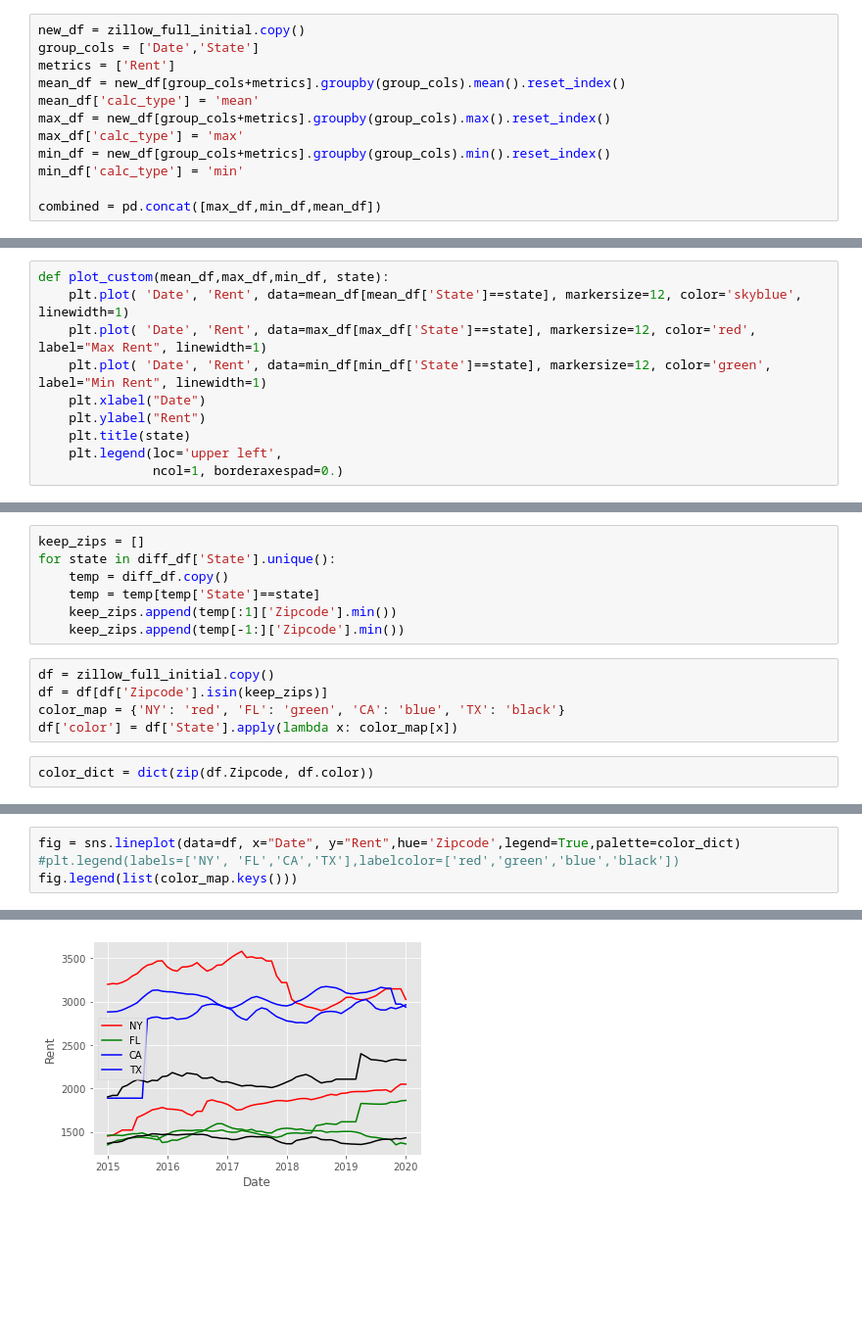
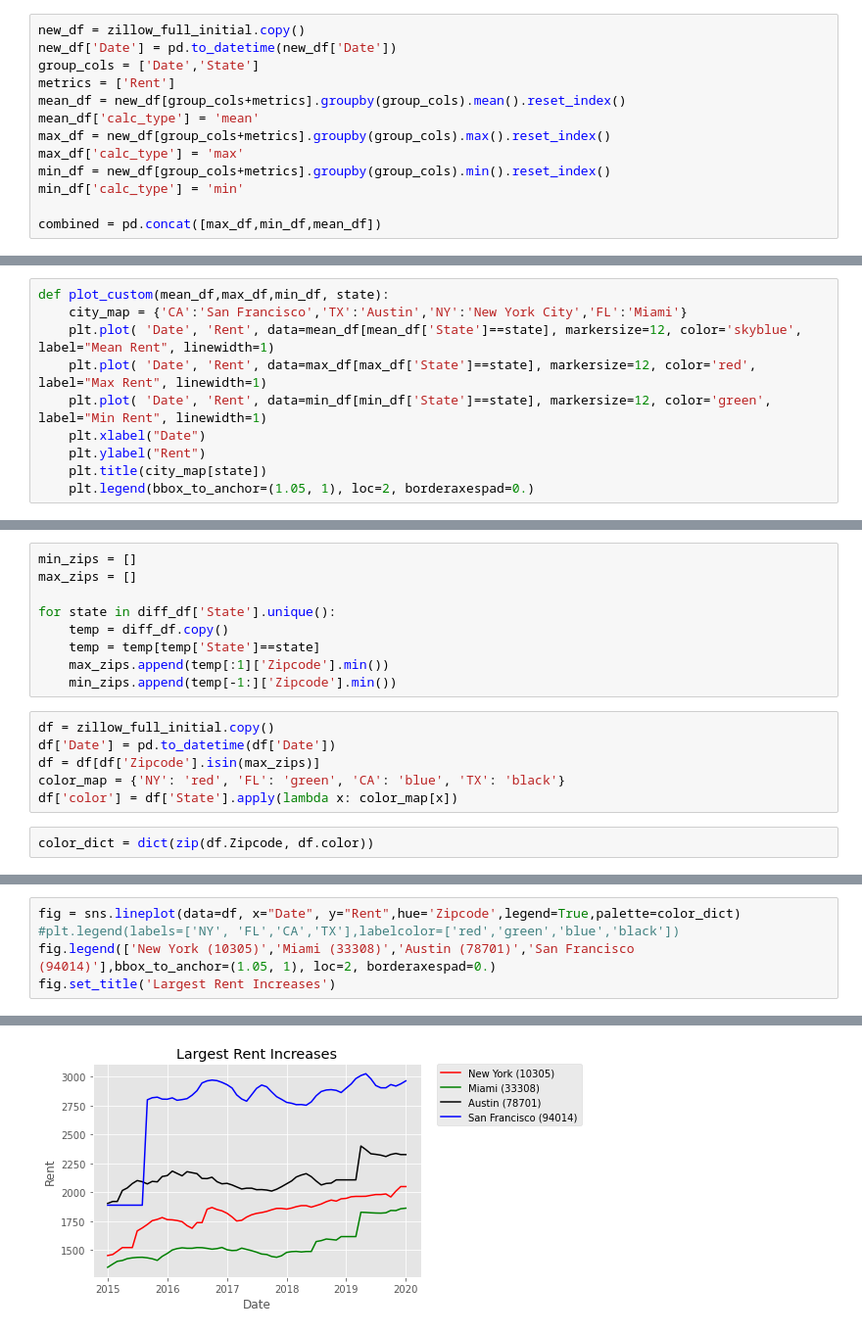
Before and after one commit to EugeniaDickson/zillow_rent_index, a Jupyter notebook: Ethan/Miami Research/Modeling_Data.ipynb, the cells around one changed output, grey strips where cells are left out. Shown at 98% size. Cells and saved outputs as stored; diff of their text form; blank space fills up the shorter version.

```diff
--- a/Ethan/Miami Research/Modeling_Data.ipynb
+++ b/Ethan/Miami Research/Modeling_Data.ipynb
@@ -116,5 +117,6 @@ Index(['Zipcode', 'City', 'State', 'Metro', 'County', 'SizeRank', 'Date',
 # %%
 new_df = zillow_full_initial.copy()
+new_df['Date'] = pd.to_datetime(new_df['Date'])
 group_cols = ['Date','State']
 metrics = ['Rent']
 mean_df = new_df[group_cols+metrics].groupby(group_cols).mean().reset_index()
@@ -139,14 +141,14 @@ combined.head()
 # sns.lineplot(x='Date', y='Rent', data=combined,hue='calc_type')
 # %%
 def plot_custom(mean_df,max_df,min_df, state):
-    plt.plot( 'Date', 'Rent', data=mean_df[mean_df['State']==state], markersize=12, color='skyblue', linewidth=1)
+    city_map = {'CA':'San Francisco','TX':'Austin','NY':'New York City','FL':'Miami'}
+    plt.plot( 'Date', 'Rent', data=mean_df[mean_df['State']==state], markersize=12, color='skyblue', label="Mean Rent", linewidth=1)
     plt.plot( 'Date', 'Rent', data=max_df[max_df['State']==state], markersize=12, color='red', label="Max Rent", linewidth=1)
     plt.plot( 'Date', 'Rent', data=min_df[min_df['State']==state], markersize=12, color='green', label="Min Rent", linewidth=1)
     plt.xlabel("Date")
     plt.ylabel("Rent")
-    plt.title(state)
-    plt.legend(loc='upper left',
-               ncol=1, borderaxespad=0.)
+    plt.title(city_map[state])
+    plt.legend(bbox_to_anchor=(1.05, 1), loc=2, borderaxespad=0.)
 # %%
 for state in max_df['State'].unique():
     fig, axs = plt.subplots(1)
@@ -198,15 +200,18 @@ diff_df = pd.merge(min_df,max_df,on=['State','Zipcode'],how='inner')
 diff_df['rent_diff'] = diff_df['Rent_End'] - diff_df['Rent_Start']
 diff_df = diff_df.sort_values(['rent_diff'],ascending=False)
 # %%
-keep_zips = []
+min_zips = []
+max_zips = []
+
 for state in diff_df['State'].unique():
     temp = diff_df.copy()
     temp = temp[temp['State']==state]
-    keep_zips.append(temp[:1]['Zipcode'].min())
-    keep_zips.append(temp[-1:]['Zipcode'].min())
+    max_zips.append(temp[:1]['Zipcode'].min())
+    min_zips.append(temp[-1:]['Zipcode'].min())
 # %%
 df = zillow_full_initial.copy()
-df = df[df['Zipcode'].isin(keep_zips)]
+df['Date'] = pd.to_datetime(df['Date'])
+df = df[df['Zipcode'].isin(max_zips)]
 color_map = {'NY': 'red', 'FL': 'green', 'CA': 'blue', 'TX': 'black'}
 df['color'] = df['State'].apply(lambda x: color_map[x])
 # %%
@@ -214,5 +229,6 @@ color_dict = dict(zip(df.Zipcode, df.color))
 # %%
 fig = sns.lineplot(data=df, x="Date", y="Rent",hue='Zipcode',legend=True,palette=color_dict)
 #plt.legend(labels=['NY', 'FL','CA','TX'],labelcolor=['red','green','blue','black'])
-fig.legend(list(color_map.keys()))
+fig.legend(['New York (10305)','Miami (33308)','Austin (78701)','San Francisco (94014)'],bbox_to_anchor=(1.05, 1), loc=2, borderaxespad=0.)
+fig.set_title('Largest Rent Increases')
 # %% [output]
@@ -220 +236 @@ fig.legend(list(color_map.keys()))
-[figure, old version]
+[figure, new version]
```
Also changed, not shown: parts of 22 cells of this notebook, 1 other file.
